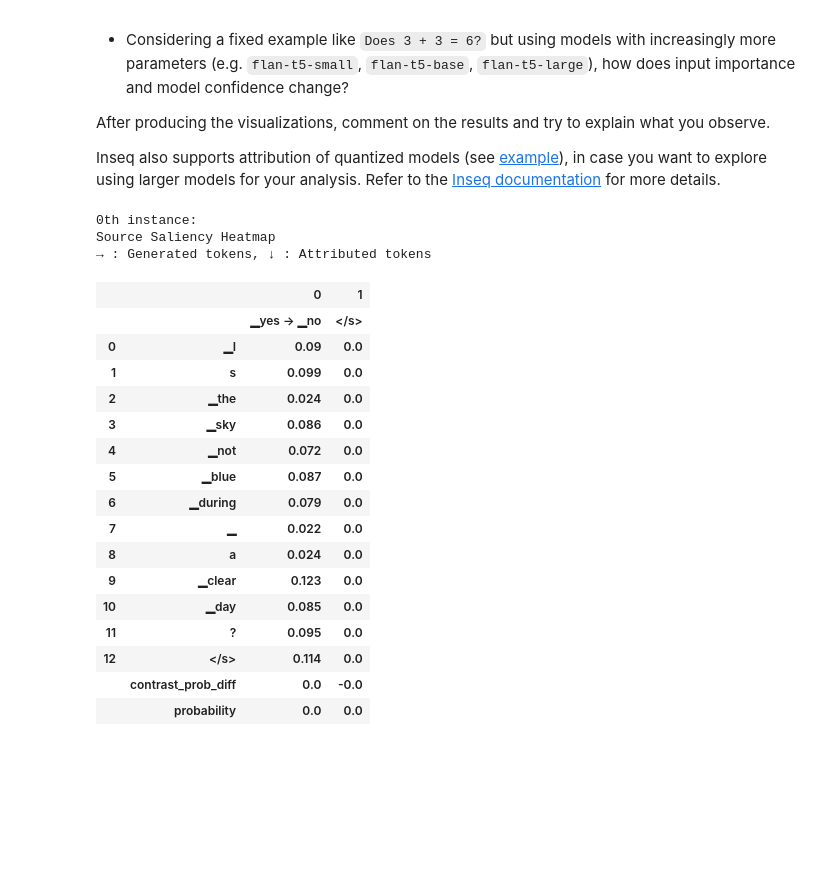
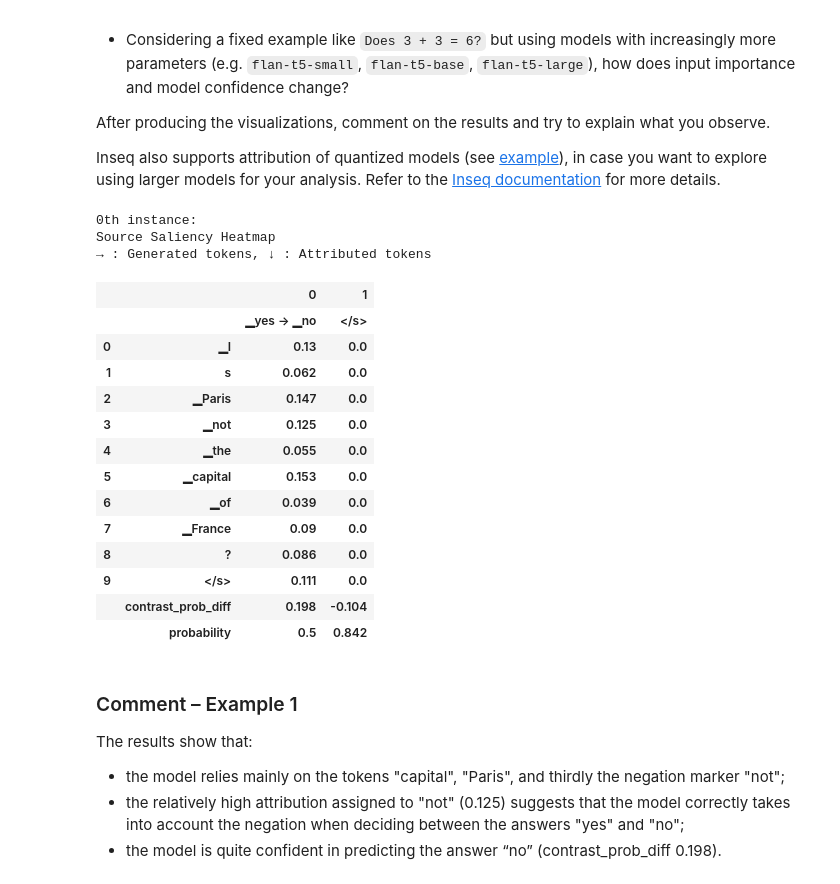
Before and after one commit to matildecmp/IK-NLP-Portfolios, a Jupyter notebook: notebooks/W5E_Inseq_Analysis.ipynb, the cells around one changed output. Drawn from its saved outputs; the diff is of its cells as text; code cells hidden in the pictures; blank space fills up the shorter version.

```diff
--- a/notebooks/W5E_Inseq_Analysis.ipynb
+++ b/notebooks/W5E_Inseq_Analysis.ipynb
@@ -230,36 +233,42 @@ After producing the visualizations, comment on the results and try to explain wh
 Inseq also supports attribution of quantized models (see [example](https://inseq.readthedocs.io/examples/locate_gpt2_knowledge.html)), in case you want to explore using larger models for your analysis. Refer to the [Inseq documentation](https://inseq.readthedocs.io/) for more details.
 # %%
 # Example 1: Negation in factual questions
+''' The correct answer requires the model to correctly interpret the negation
+marker "not" '''
 
 out = model.attribute(
-    "Is the sky not blue during a clear day?",
+    "Is Paris not the capital of France?",
     "no",
     attributed_fn="contrast_prob_diff",
     step_scores=["contrast_prob_diff", "probability"],
     contrast_targets="yes",
 )
 
 out.show()
 # %% [output]
 0th instance:
 Source Saliency Heatmap
 → : Generated tokens, ↓ : Attributed tokens
 |  |  | 0 | 1 |
 |  |  | ▁yes → ▁no | </s> |
-| 0 | ▁I | 0.09 | 0.0 |
-| 1 | s | 0.099 | 0.0 |
-| 2 | ▁the | 0.024 | 0.0 |
-| 3 | ▁sky | 0.086 | 0.0 |
-| 4 | ▁not | 0.072 | 0.0 |
-| 5 | ▁blue | 0.087 | 0.0 |
-| 6 | ▁during | 0.079 | 0.0 |
-| 7 | ▁ | 0.022 | 0.0 |
-| 8 | a | 0.024 | 0.0 |
-| 9 | ▁clear | 0.123 | 0.0 |
-| 10 | ▁day | 0.085 | 0.0 |
-| 11 | ? | 0.095 | 0.0 |
-| 12 | </s> | 0.114 | 0.0 |
-|  | contrast_prob_diff | 0.0 | -0.0 |
-|  | probability | 0.0 | 0.0 |
+| 0 | ▁I | 0.13 | 0.0 |
+| 1 | s | 0.062 | 0.0 |
+| 2 | ▁Paris | 0.147 | 0.0 |
+| 3 | ▁not | 0.125 | 0.0 |
+| 4 | ▁the | 0.055 | 0.0 |
+| 5 | ▁capital | 0.153 | 0.0 |
+| 6 | ▁of | 0.039 | 0.0 |
+| 7 | ▁France | 0.09 | 0.0 |
+| 8 | ? | 0.086 | 0.0 |
+| 9 | </s> | 0.111 | 0.0 |
+|  | contrast_prob_diff | 0.198 | -0.104 |
+|  | probability | 0.5 | 0.842 |
+# %% [markdown]
+### Comment – Example 1
+
+The results show that:
+* the model relies mainly on the tokens "capital", "Paris", and thirdly the negation marker "not";
+* the relatively high attribution assigned to "not" (0.125) suggests that the model correctly takes into account the negation when deciding between the answers "yes" and "no";
+* the model is quite confident in predicting the answer “no” (contrast_prob_diff 0.198).
 # %%
 # Example 2: Translation to a gendered language
```
Also changed, not shown: parts of 8 cells of this notebook.
